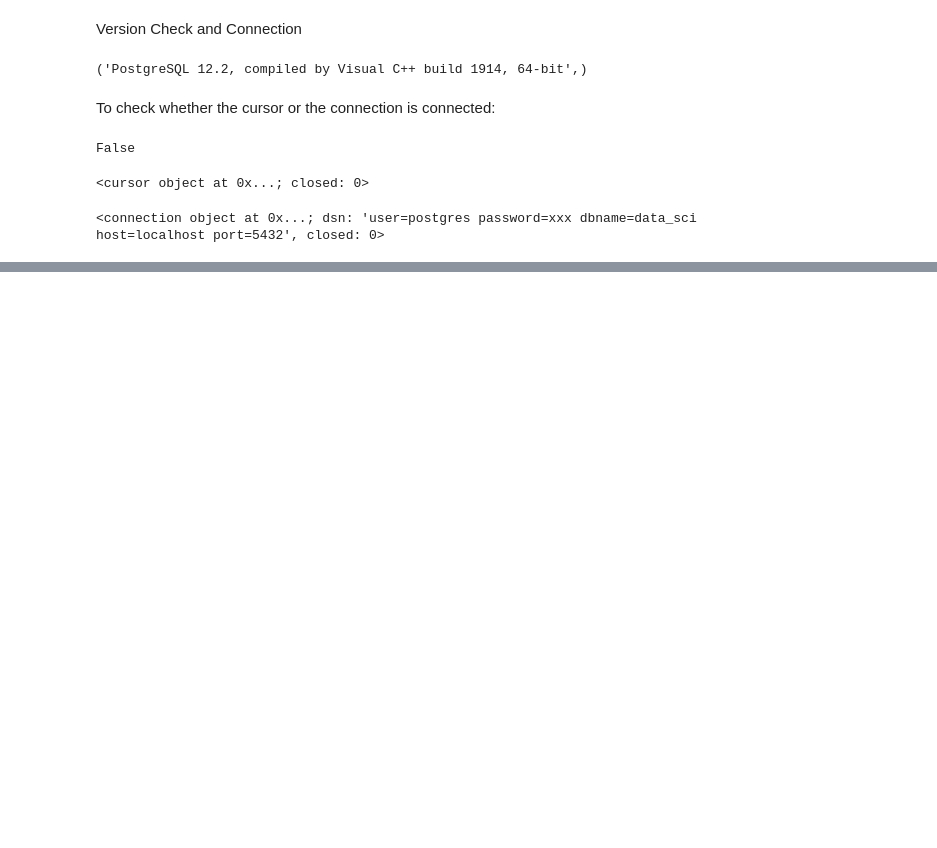
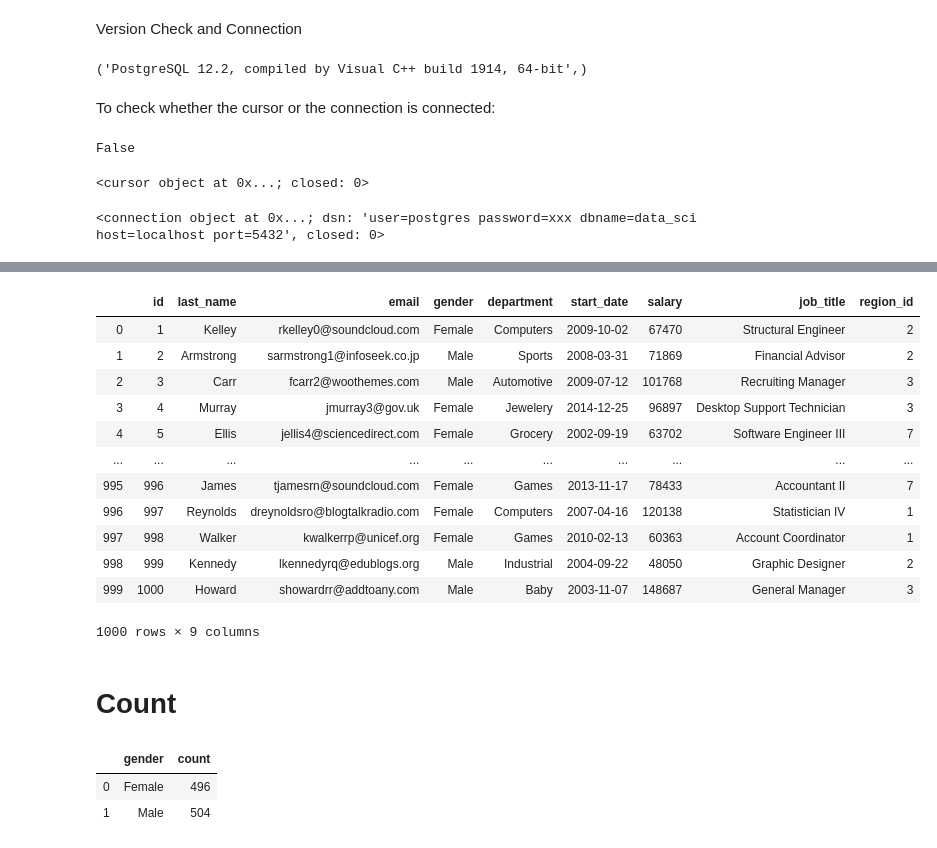
Before and after one commit to yasharmansouri/SQL-for-Data-Science, a Jupyter notebook: sql_for_data_science.ipynb, the cells around one changed output, grey strips where cells are left out. Drawn from its saved outputs; the diff is of its cells as text; code cells hidden in the pictures; blank space fills up the shorter version.

```diff
--- a/sql_for_data_science.ipynb
+++ b/sql_for_data_science.ipynb
@@ -67,0 +115,31 @@ cur
+# %%
+command = """SELECT * FROM staff;"""
+cur.execute(command)
+cols = [x[0] for x in cur.description]
+pd.DataFrame(cur.fetchall(), columns=cols)
+# %% [output]
+|  | id | last_name | email | gender | department | start_date | salary | job_title | region_id |
+| 0 | 1 | Kelley | rkelley0@soundcloud.com | Female | Computers | 2009-10-02 | 67470 | Structural Engineer | 2 |
+| 1 | 2 | Armstrong | sarmstrong1@infoseek.co.jp | Male | Sports | 2008-03-31 | 71869 | Financial Advisor | 2 |
+| 2 | 3 | Carr | fcarr2@woothemes.com | Male | Automotive | 2009-07-12 | 101768 | Recruiting Manager | 3 |
+| 3 | 4 | Murray | jmurray3@gov.uk | Female | Jewelery | 2014-12-25 | 96897 | Desktop Support Technician | 3 |
+| 4 | 5 | Ellis | jellis4@sciencedirect.com | Female | Grocery | 2002-09-19 | 63702 | Software Engineer III | 7 |
+| ... | ... | ... | ... | ... | ... | ... | ... | ... | ... |
+| 995 | 996 | James | tjamesrn@soundcloud.com | Female | Games | 2013-11-17 | 78433 | Accountant II | 7 |
+| 996 | 997 | Reynolds | dreynoldsro@blogtalkradio.com | Female | Computers | 2007-04-16 | 120138 | Statistician IV | 1 |
+| 997 | 998 | Walker | kwalkerrp@unicef.org | Female | Games | 2010-02-13 | 60363 | Account Coordinator | 1 |
+| 998 | 999 | Kennedy | lkennedyrq@edublogs.org | Male | Industrial | 2004-09-22 | 48050 | Graphic Designer | 2 |
+| 999 | 1000 | Howard | showardrr@addtoany.com | Male | Baby | 2003-11-07 | 148687 | General Manager | 3 |
+1000 rows × 9 columns
+# %% [markdown]
+# Count
+# %%
+command = """SELECT gender, COUNT(gender) FROM staff
+             GROUP BY gender;"""
+cur.execute(command)
+cols = [x[0] for x in cur.description]
+pd.DataFrame(cur.fetchall(), columns=cols)
+# %% [output]
+|  | gender | count |
+| 0 | Female | 496 |
+| 1 | Male | 504 |
```
Also changed, not shown: parts of 18 cells of this notebook.
